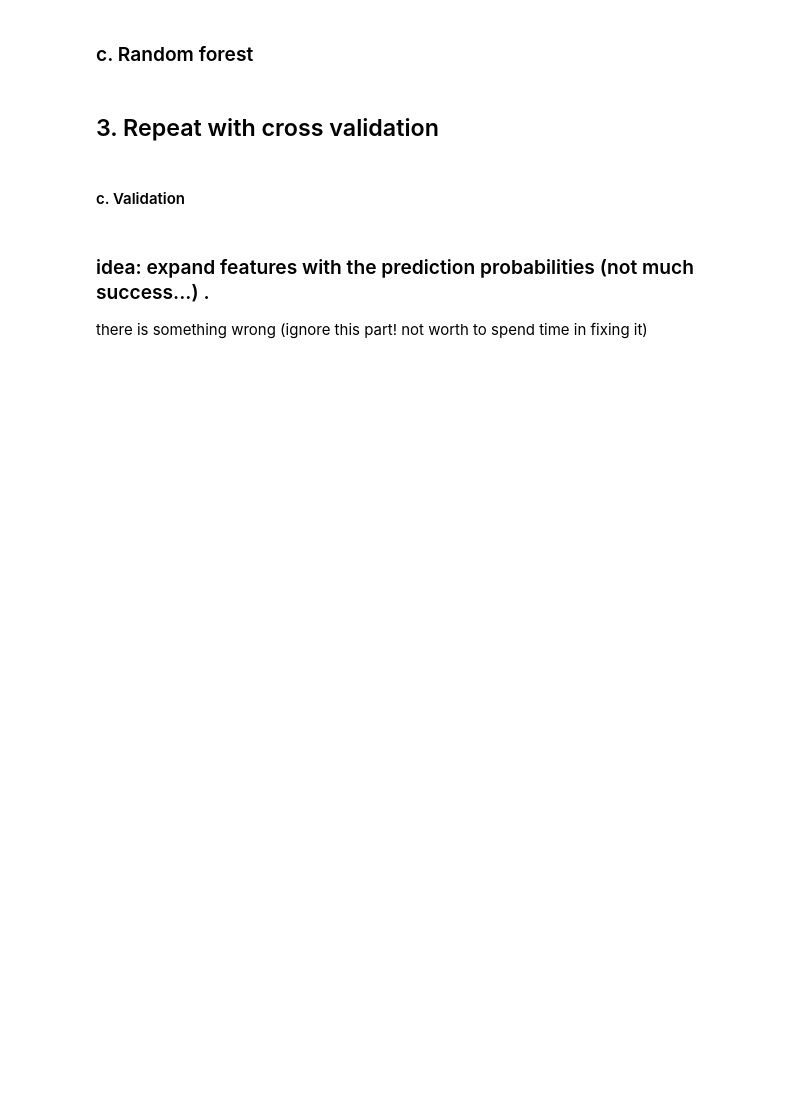
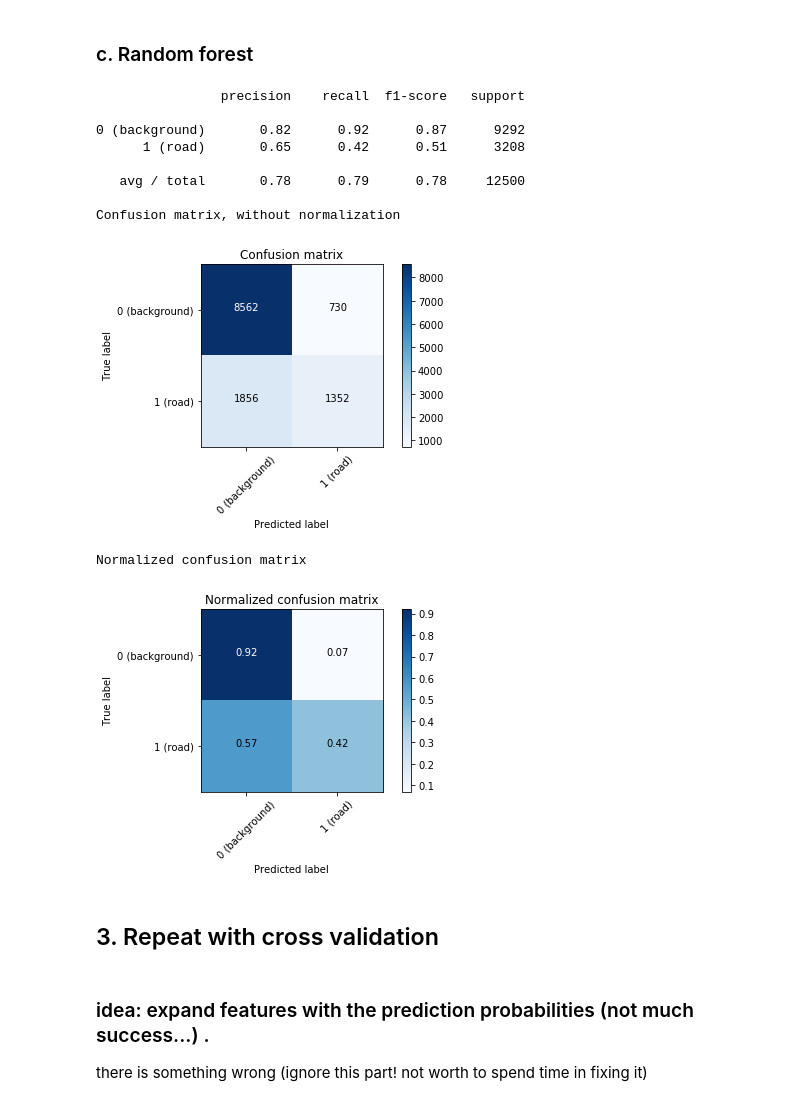
Before and after one commit to NiccoloSacchi/road-segmentation, a Jupyter notebook: scripts/segment_aerial_images_linear_regression_nic.ipynb, the cells around one changed output. Drawn from its saved outputs; the diff is of its cells as text; code cells hidden in the pictures; blank space fills up the shorter version.

```diff
--- a/scripts/segment_aerial_images_linear_regression_nic.ipynb
+++ b/scripts/segment_aerial_images_linear_regression_nic.ipynb
@@ -130,5 +128,28 @@ Normalized confusion matrix
 # %% [markdown]
 ### c. Random forest
+# %%
+# train
+num_estimators = 400
+depth = 40
+num_threads = 4
+clf = RandomForestClassifier(max_depth=depth, random_state=0, n_estimators=num_estimators, n_jobs=num_threads)
+clf.fit(train.X, train.Y)
+# predict
+test.Z = clf.predict(test.X)
+# evaluate
+evaluate_predictions(test.Z, test.Y)
+# %% [output]
+                precision    recall  f1-score   support
+
+0 (background)       0.82      0.92      0.87      9292
+      1 (road)       0.65      0.42      0.51      3208
+
+   avg / total       0.78      0.79      0.78     12500
+
+Confusion matrix, without normalization
+[figure, added]
+Normalized confusion matrix
+[figure, added]
 # %% [markdown]
 ## 3. Repeat with cross validation
 # %%
@@ -167,2 +199,0 @@ def cross_validation(set_):
-# %% [markdown]
-#### c. Validation
```
Also changed, not shown: parts of 20 cells of this notebook, 1 other file.
